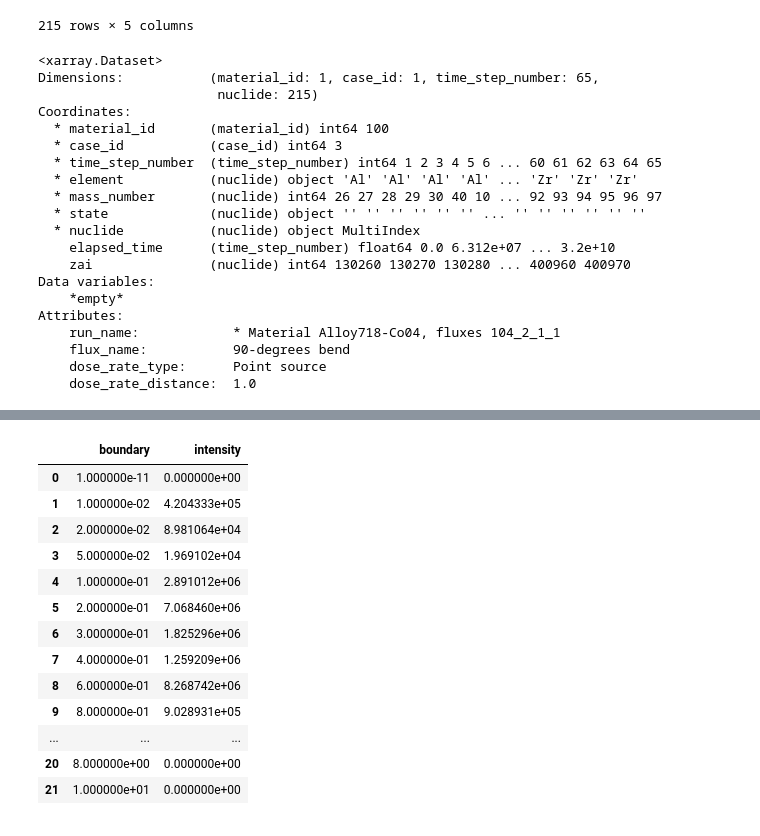
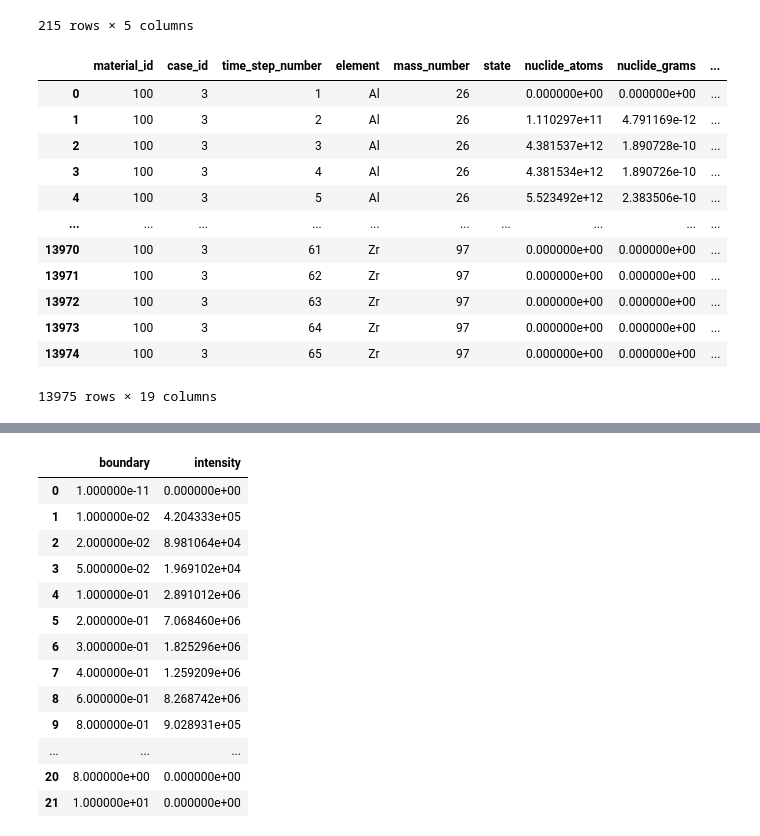
Before and after one commit to MC-kit/xpypact, a Jupyter notebook: notebooks/dvp/try_ducdb.ipynb, the cells around one changed output, grey strips where cells are left out. Cells and saved outputs as stored; diff of their text form; code cells hidden in the pictures.

```diff
--- a/notebooks/dvp/try_ducdb.ipynb
+++ b/notebooks/dvp/try_ducdb.ipynb
@@ -307,59 +321,62 @@ con.execute("select * from nuclide").df()
 215 rows × 5 columns
 # %%
 columns = [
-    "material_id",
-    "case_id",
-    "time_step_number",
-    "element",
-    "mass_number",
-    "state",
+    # "material_id",
+    # "case_id",
+    # "time_step_number",
+    # "element",
+    # "mass_number",
+    # "state",
     "nuclide_atoms",
     "nuclide_grams",
     "nuclide_activity",
     "nuclide_alpha_activity",
     "nuclide_beta_activity",
     "nuclide_gamma_activity",
     "nuclide_heat",
     "nuclide_alpha_heat",
     "nuclide_beta_heat",
     "nuclide_gamma_heat",
     "nuclide_dose",
     "nuclide_ingestion",
     "nuclide_inhalation",
 ]
+columns_all = [
+    "material_id",
+    "case_id",
+    "time_step_number",
+    "element",
+    "mass_number",
+    "state",
+] + columns
+
+ds[columns].stack(idx=("material_id", "case_id", "time_step_number")).to_dataframe()[columns].reset_index()[columns_all].fillna(0.0)
 # ds[columns].reset_index(["material_id", "case_id"])
 
-ds[columns].coords.to_dataset()
+# ds[columns].coords.to_dataset()
 # .reset_index(["elapsed_time", "zai"])
 # .reset_coords()
 # .drop_indexes(["material_id", "case_id", "time_step_number", "nuclide"])
 # .reset_index(["material_id", "case_id", "time_step_number", "nuclide"])
 # .to_dataframe().reset_index(
 #     [
 #         "material_id", "case_id", "time_step_number",
 #     ]
 # ).reset_index(drop=True)[columns].fillna(0.0)
 # %% [output]
+|  | material_id | case_id | time_step_number | element | mass_number | state | nuclide_atoms | nuclide_grams | ... |
+| 0 | 100 | 3 | 1 | Al | 26 |  | 0.000000e+00 | 0.000000e+00 | ... |
+| 1 | 100 | 3 | 2 | Al | 26 |  | 1.110297e+11 | 4.791169e-12 | ... |
+| 2 | 100 | 3 | 3 | Al | 26 |  | 4.381537e+12 | 1.890728e-10 | ... |
+| 3 | 100 | 3 | 4 | Al | 26 |  | 4.381534e+12 | 1.890726e-10 | ... |
+| 4 | 100 | 3 | 5 | Al | 26 |  | 5.523492e+12 | 2.383506e-10 | ... |
+| ... | ... | ... | ... | ... | ... | ... | ... | ... | ... |
+| 13970 | 100 | 3 | 61 | Zr | 97 |  | 0.000000e+00 | 0.000000e+00 | ... |
+| 13971 | 100 | 3 | 62 | Zr | 97 |  | 0.000000e+00 | 0.000000e+00 | ... |
+| 13972 | 100 | 3 | 63 | Zr | 97 |  | 0.000000e+00 | 0.000000e+00 | ... |
+| 13973 | 100 | 3 | 64 | Zr | 97 |  | 0.000000e+00 | 0.000000e+00 | ... |
+| 13974 | 100 | 3 | 65 | Zr | 97 |  | 0.000000e+00 | 0.000000e+00 | ... |
-<xarray.Dataset>
-Dimensions:           (material_id: 1, case_id: 1, time_step_number: 65,
-                       nuclide: 215)
-Coordinates:
-  * material_id       (material_id) int64 100
-  * case_id           (case_id) int64 3
-  * time_step_number  (time_step_number) int64 1 2 3 4 5 6 ... 60 61 62 63 64 65
-  * element           (nuclide) object 'Al' 'Al' 'Al' 'Al' ... 'Zr' 'Zr' 'Zr'
-  * mass_number       (nuclide) int64 26 27 28 29 30 40 10 ... 92 93 94 95 96 97
-  * state             (nuclide) object '' '' '' '' '' '' ... '' '' '' '' '' ''
-  * nuclide           (nuclide) object MultiIndex
-    elapsed_time      (time_step_number) float64 0.0 6.312e+07 ... 3.2e+10
-    zai               (nuclide) int64 130260 130270 130280 ... 400960 400970
-Data variables:
-    *empty*
-Attributes:
-    run_name:            * Material Alloy718-Co04, fluxes 104_2_1_1
-    flux_name:           90-degrees bend
-    dose_rate_type:      Point source
-    dose_rate_distance:  1.0
+13975 rows × 19 columns
 # %%
 def save_timestep_nucludes(con, ds):
     columns = [
```
Also changed, not shown: parts of 12 cells of this notebook, 1 other file.
